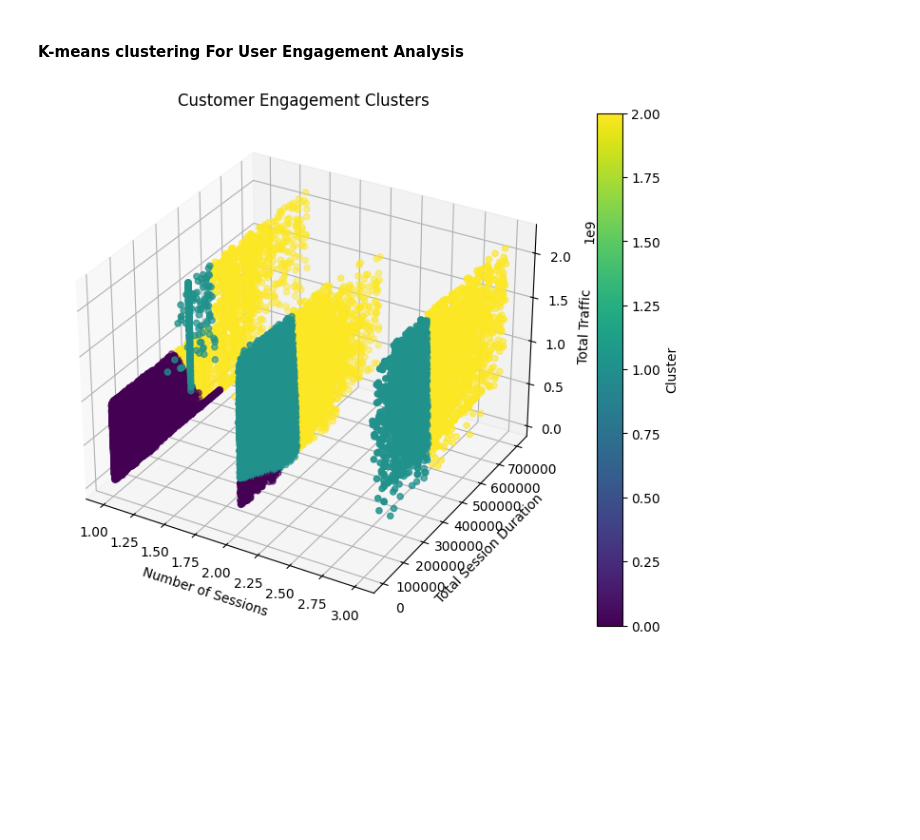
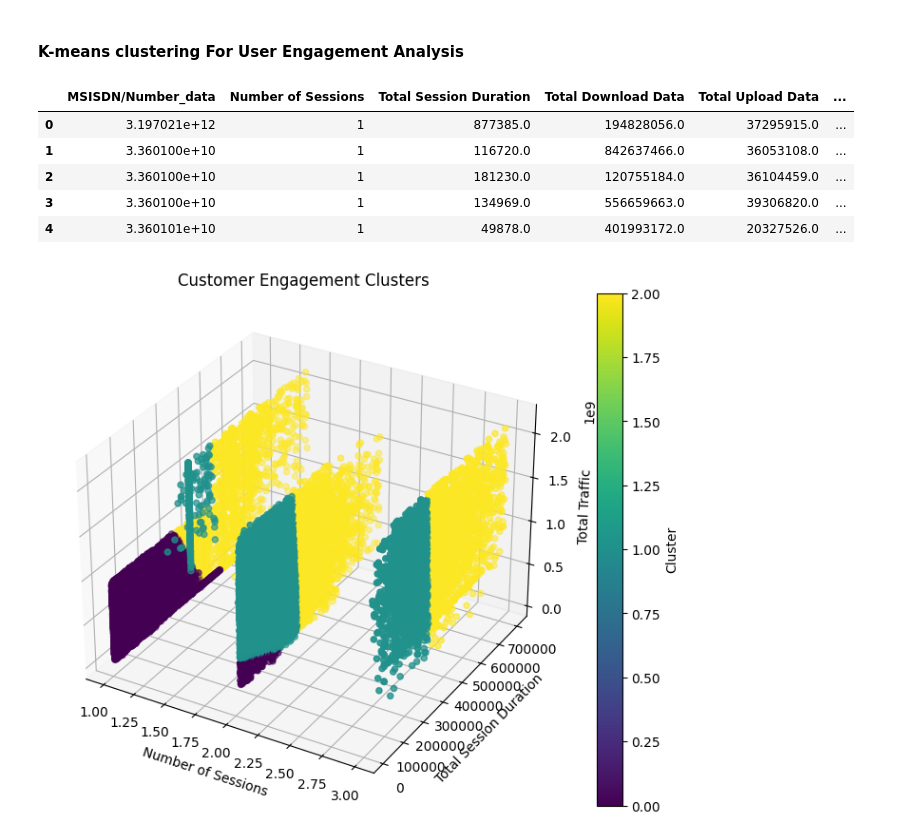
Before and after one commit to MubarekHussen/Telecom-Data-Driven-Investment-Analysis, a Jupyter notebook: notebooks/user_engagement_analysis.ipynb, the cells around one changed output. Saved outputs shown, nothing was run; the diff lists cells and outputs as text; code cells hidden in the pictures; blank space fills up the shorter version.

```diff
--- a/notebooks/user_engagement_analysis.ipynb
+++ b/notebooks/user_engagement_analysis.ipynb
@@ -80,6 +80,15 @@ clusters = kmeans.fit_predict(normalized_data)
 # %%
 # Add the cluster labels to the DataFrame
 data_df['Engagement Cluster'] = clusters
+# %%
+data_df.head()
+# %% [output]
+|  | MSISDN/Number_data | Number of Sessions | Total Session Duration | Total Download Data | Total Upload Data | ... |
+| 0 | 3.197021e+12 | 1 | 877385.0 | 194828056.0 | 37295915.0 | ... |
+| 1 | 3.360100e+10 | 1 | 116720.0 | 842637466.0 | 36053108.0 | ... |
+| 2 | 3.360100e+10 | 1 | 181230.0 | 120755184.0 | 36104459.0 | ... |
+| 3 | 3.360100e+10 | 1 | 134969.0 | 556659663.0 | 39306820.0 | ... |
+| 4 | 3.360101e+10 | 1 | 49878.0 | 401993172.0 | 20327526.0 | ... |
 # %%
 fig = plt.figure(figsize=(10, 7))
 ax = fig.add_subplot(111, projection='3d')
```
Also changed, not shown: 6 other files.
